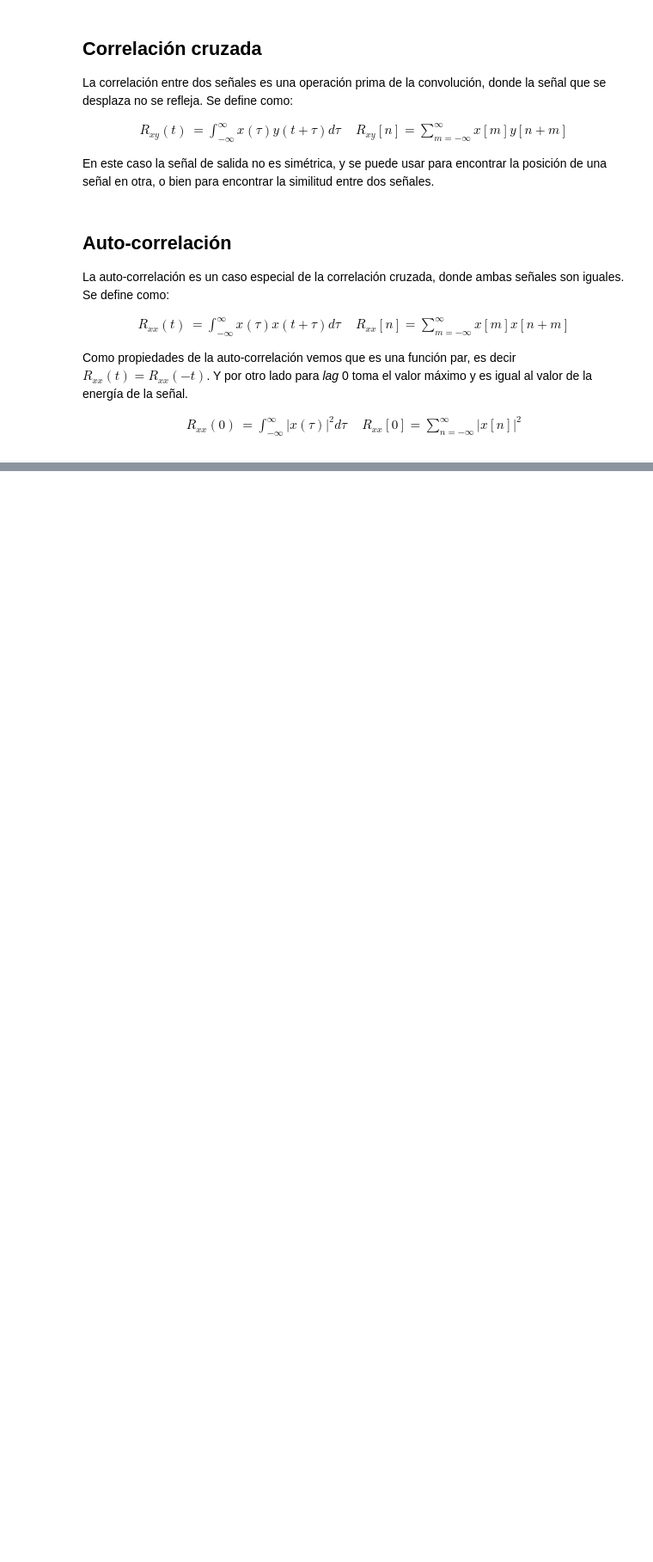
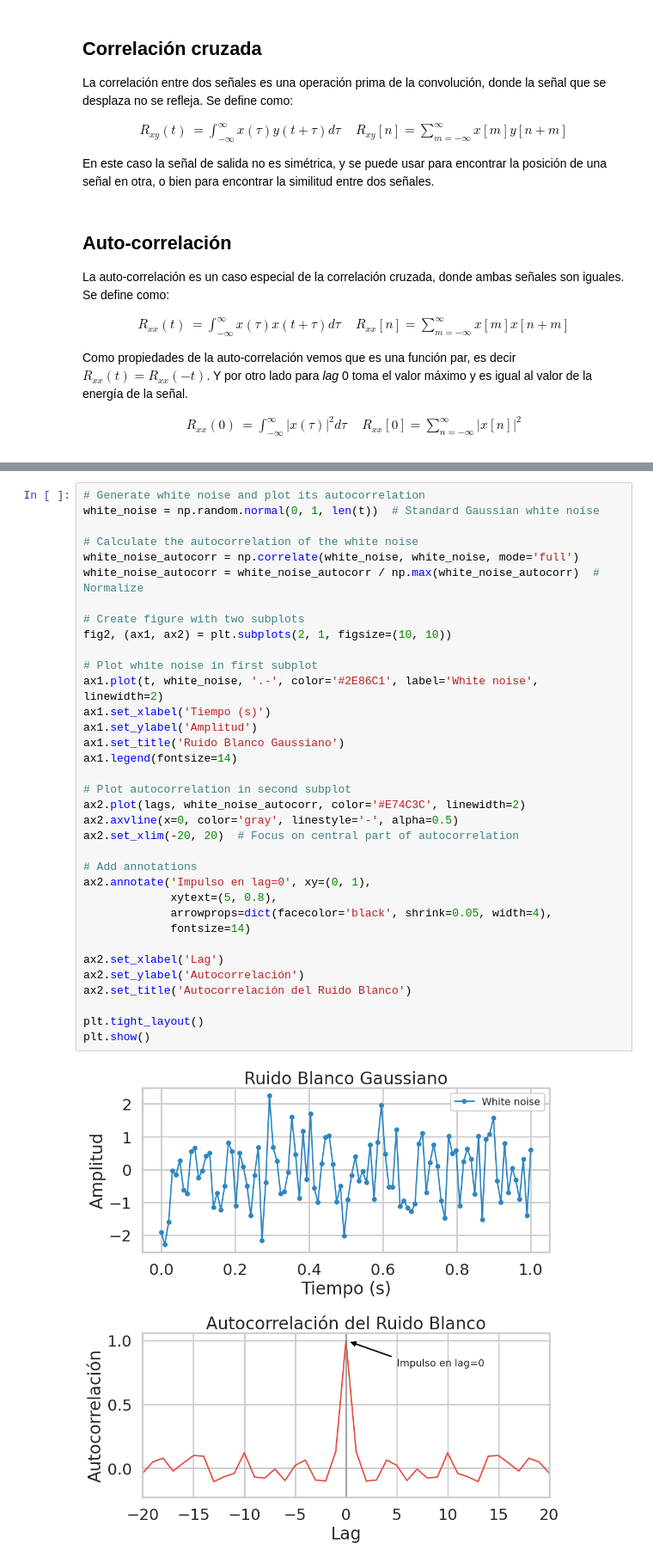
Before and after one commit to habla-liaa/psaha, a Jupyter notebook: _sources/chapters/1/convolucion.ipynb, the cells around one changed output, grey strips where cells are left out. Shown: that part at 86% size. Drawn from its saved outputs; the diff is of its cells as text; blank space fills up the shorter version.

```diff
--- a/_sources/chapters/1/convolucion.ipynb
+++ b/_sources/chapters/1/convolucion.ipynb
@@ -92,0 +187,37 @@ $$
+# %%
+# Generate white noise and plot its autocorrelation
+white_noise = np.random.normal(0, 1, len(t))  # Standard Gaussian white noise
+
+# Calculate the autocorrelation of the white noise
+white_noise_autocorr = np.correlate(white_noise, white_noise, mode='full')
+white_noise_autocorr = white_noise_autocorr / np.max(white_noise_autocorr)  # Normalize
+
+# Create figure with two subplots
+fig2, (ax1, ax2) = plt.subplots(2, 1, figsize=(10, 10))
+
+# Plot white noise in first subplot
+ax1.plot(t, white_noise, '.-', color='#2E86C1', label='White noise', linewidth=2)
+ax1.set_xlabel('Tiempo (s)')
+ax1.set_ylabel('Amplitud')
+ax1.set_title('Ruido Blanco Gaussiano')
+ax1.legend(fontsize=14)
+
+# Plot autocorrelation in second subplot
+ax2.plot(lags, white_noise_autocorr, color='#E74C3C', linewidth=2)
+ax2.axvline(x=0, color='gray', linestyle='-', alpha=0.5)
+ax2.set_xlim(-20, 20)  # Focus on central part of autocorrelation
+
+# Add annotations
+ax2.annotate('Impulso en lag=0', xy=(0, 1),
+             xytext=(5, 0.8),
+             arrowprops=dict(facecolor='black', shrink=0.05, width=4),
+             fontsize=14)
+
+ax2.set_xlabel('Lag')
+ax2.set_ylabel('Autocorrelación')
+ax2.set_title('Autocorrelación del Ruido Blanco')
+
+plt.tight_layout()
+plt.show()
+# %% [output]
+[figure, added]
```
Also changed, not shown: parts of 2 cells of this notebook, 11 other files.
